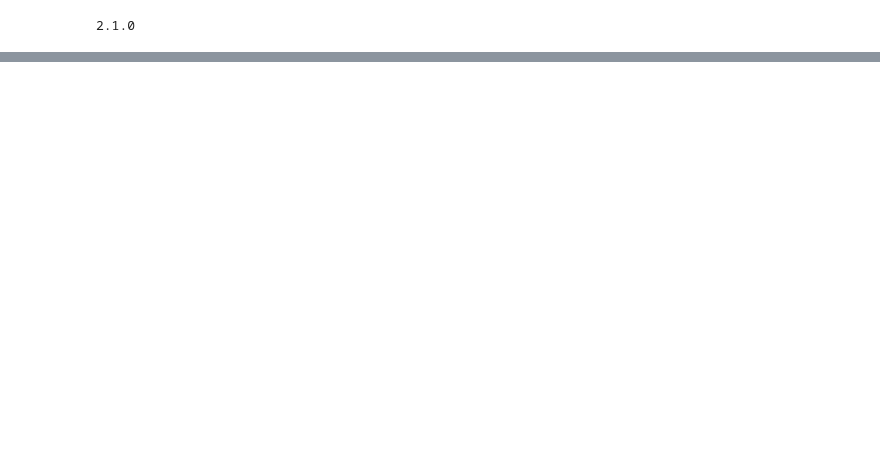
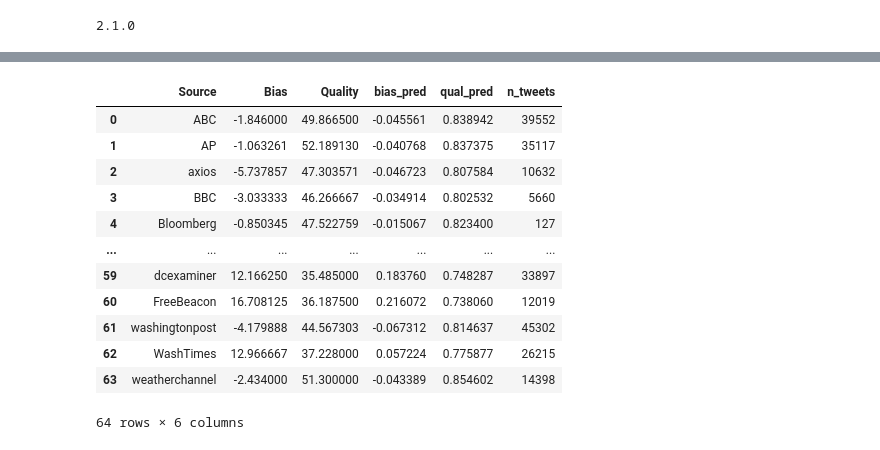
Before and after one commit to zchao3LA/MediaSentiment, a Jupyter notebook: code/LSTM_regression.ipynb, the cells around one changed output, grey strips where cells are left out. Saved outputs shown, nothing was run; the diff lists cells and outputs as text; code cells hidden in the pictures; blank space fills up the shorter version.

```diff
--- a/code/LSTM_regression.ipynb
+++ b/code/LSTM_regression.ipynb
@@ -349,0 +430,16 @@ training_label_seq[199:211,:]
+# %%
+media_bias
+# %% [output]
+|  | Source | Bias | Quality | bias_pred | qual_pred | n_tweets |
+| 0 | ABC | -1.846000 | 49.866500 | -0.045561 | 0.838942 | 39552 |
+| 1 | AP | -1.063261 | 52.189130 | -0.040768 | 0.837375 | 35117 |
+| 2 | axios | -5.737857 | 47.303571 | -0.046723 | 0.807584 | 10632 |
+| 3 | BBC | -3.033333 | 46.266667 | -0.034914 | 0.802532 | 5660 |
+| 4 | Bloomberg | -0.850345 | 47.522759 | -0.015067 | 0.823400 | 127 |
+| ... | ... | ... | ... | ... | ... | ... |
+| 59 | dcexaminer | 12.166250 | 35.485000 | 0.183760 | 0.748287 | 33897 |
+| 60 | FreeBeacon | 16.708125 | 36.187500 | 0.216072 | 0.738060 | 12019 |
+| 61 | washingtonpost | -4.179888 | 44.567303 | -0.067312 | 0.814637 | 45302 |
+| 62 | WashTimes | 12.966667 | 37.228000 | 0.057224 | 0.775877 | 26215 |
+| 63 | weatherchannel | -2.434000 | 51.300000 | -0.043389 | 0.854602 | 14398 |
+64 rows × 6 columns
```
Also changed, not shown: parts of 32 cells of this notebook, 7 other files.
